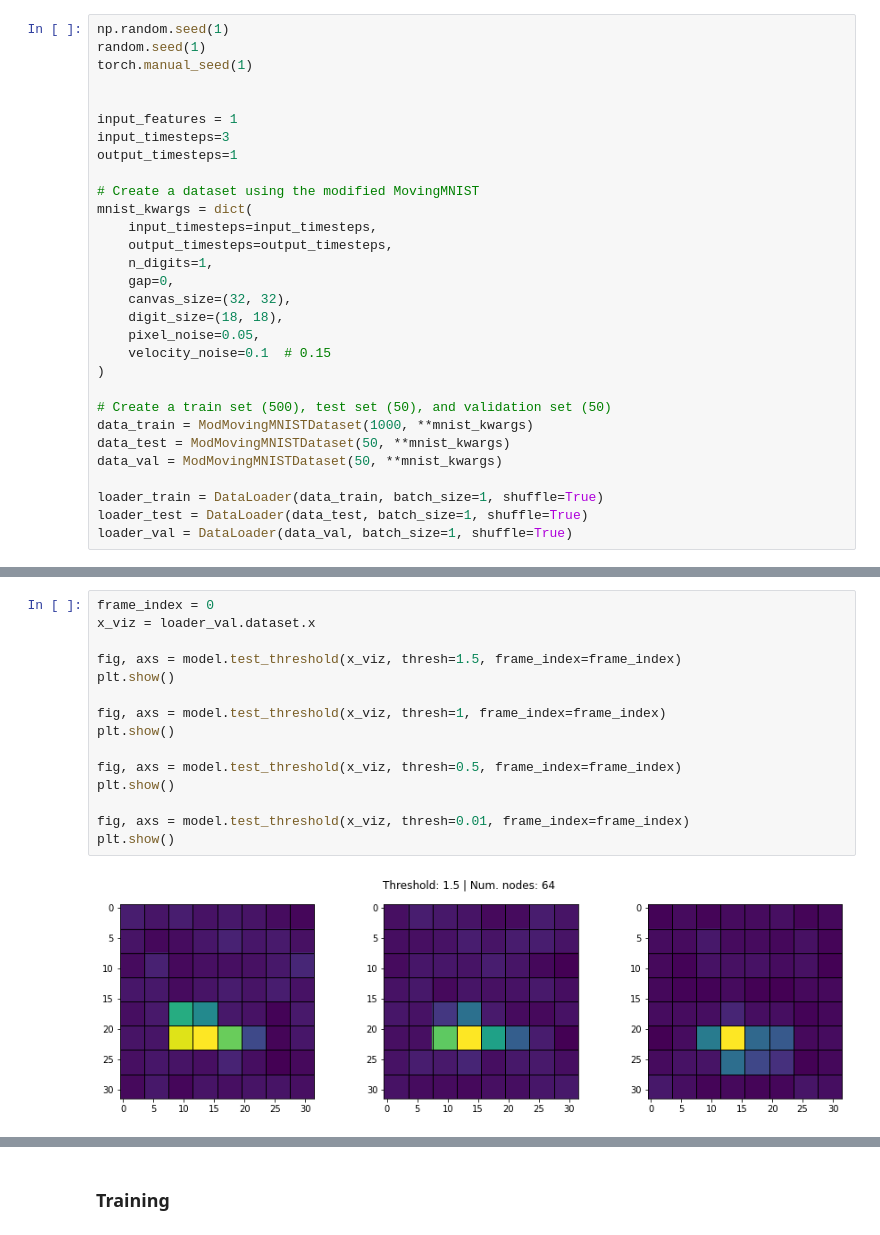
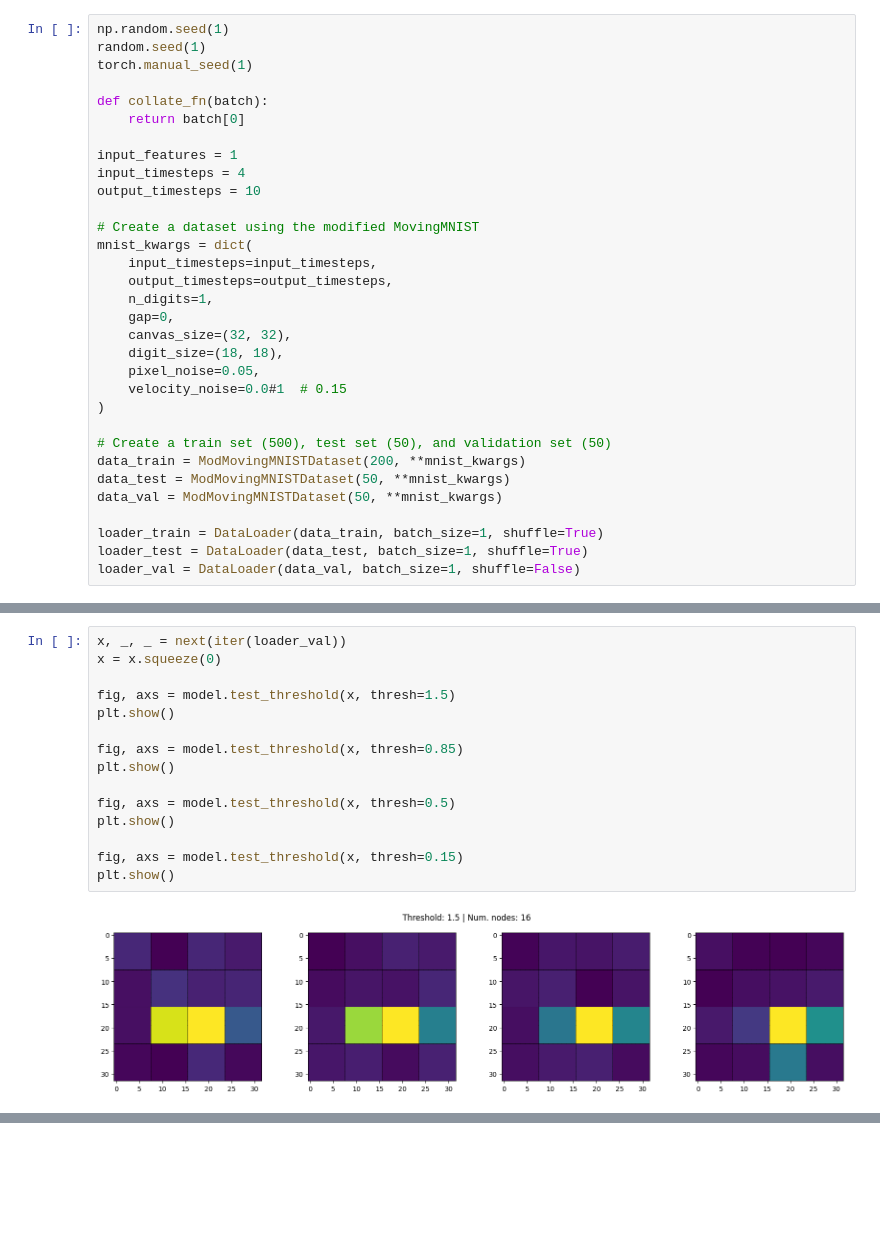
Before and after one commit to zach-gousseau/Quadtree-MPNNLSTM, a Jupyter notebook: moving_mnist_example.ipynb, the cells around one changed output, grey strips where cells are left out. Saved outputs shown, nothing was run; the diff lists cells and outputs as text; blank space fills up the shorter version.

```diff
--- a/moving_mnist_example.ipynb
+++ b/moving_mnist_example.ipynb
@@ -24,10 +19,12 @@ np.random.seed(1)
 random.seed(1)
 torch.manual_seed(1)
 
+def collate_fn(batch):
+    return batch[0]
 
 input_features = 1
-input_timesteps=3
-output_timesteps=1
+input_timesteps = 4
+output_timesteps = 10
 
 # Create a dataset using the modified MovingMNIST
 mnist_kwargs = dict(
@@ -38,14 +35,14 @@ mnist_kwargs = dict(
     canvas_size=(32, 32),
     digit_size=(18, 18),
     pixel_noise=0.05,
-    velocity_noise=0.1  # 0.15
+    velocity_noise=0.0#1  # 0.15
 )
 
 # Create a train set (500), test set (50), and validation set (50)
-data_train = ModMovingMNISTDataset(1000, **mnist_kwargs)
+data_train = ModMovingMNISTDataset(200, **mnist_kwargs)
 data_test = ModMovingMNISTDataset(50, **mnist_kwargs)
 data_val = ModMovingMNISTDataset(50, **mnist_kwargs)
 
 loader_train = DataLoader(data_train, batch_size=1, shuffle=True)
 loader_test = DataLoader(data_test, batch_size=1, shuffle=True)
-loader_val = DataLoader(data_val, batch_size=1, shuffle=True)
+loader_val = DataLoader(data_val, batch_size=1, shuffle=False)
@@ -102,17 +88,17 @@ frames.
 # %%
-frame_index = 0
-x_viz = loader_val.dataset.x
+x, _, _ = next(iter(loader_val))
+x = x.squeeze(0)
 
-fig, axs = model.test_threshold(x_viz, thresh=1.5, frame_index=frame_index)
+fig, axs = model.test_threshold(x, thresh=1.5)
 plt.show()
 
-fig, axs = model.test_threshold(x_viz, thresh=1, frame_index=frame_index)
+fig, axs = model.test_threshold(x, thresh=0.85)
 plt.show()
 
-fig, axs = model.test_threshold(x_viz, thresh=0.5, frame_index=frame_index)
+fig, axs = model.test_threshold(x, thresh=0.5)
 plt.show()
 
-fig, axs = model.test_threshold(x_viz, thresh=0.01, frame_index=frame_index)
+fig, axs = model.test_threshold(x, thresh=0.15)
 plt.show()
 # %% [output]
-[figure, old version]
+[figure, new version]
@@ -122,2 +107,0 @@ plt.show()
-# %% [markdown]
-### Training
```
Also changed, not shown: parts of 20 cells of this notebook, 25 other files.
